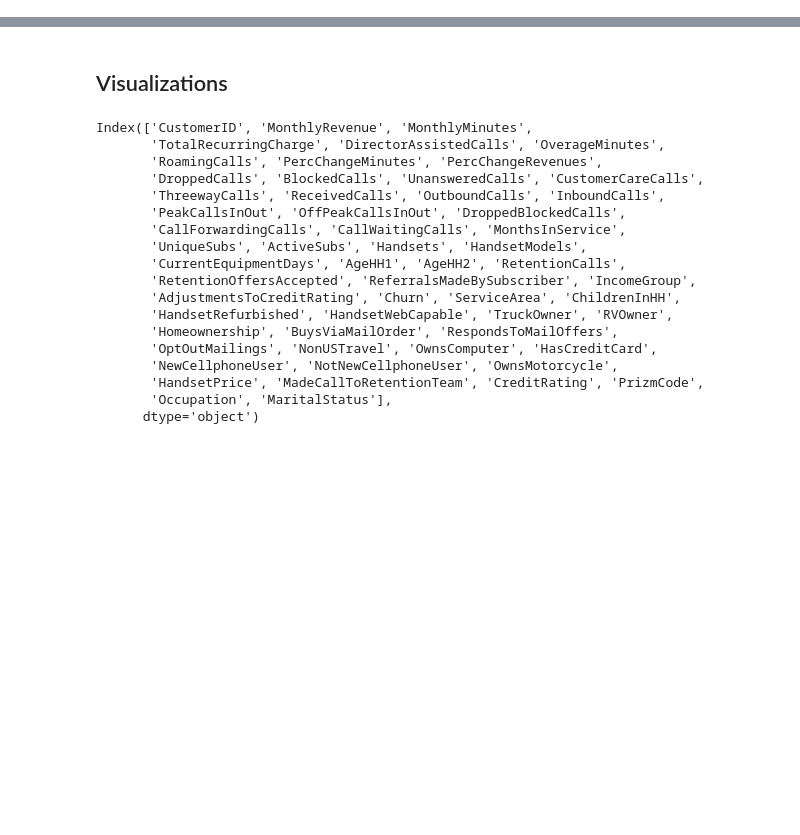
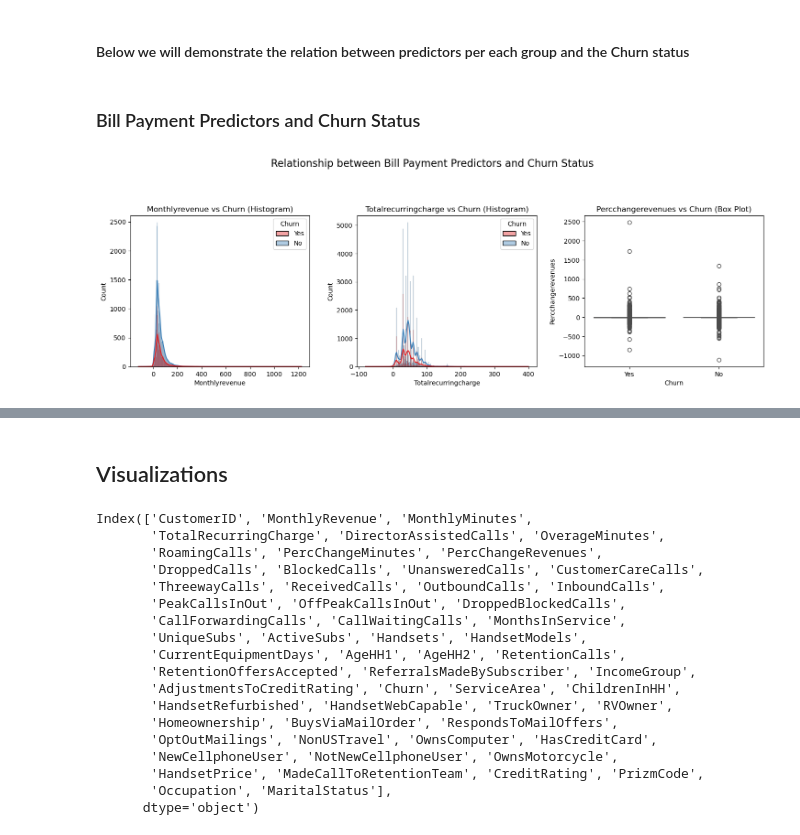
Before and after one commit to kayleeisokay/cs109a_final_project, a Jupyter notebook: MS3.ipynb, the cells around one changed output, grey strips where cells are left out. Saved outputs shown, nothing was run; the diff lists cells and outputs as text; code cells hidden in the pictures; blank space fills up the shorter version.

```diff
--- a/MS3.ipynb
+++ b/MS3.ipynb
@@ -0,0 +233,44 @@
+# %% [markdown]
+#### Below we will demonstrate the relation between predictors per each group and the Churn status
+# %% [markdown]
+### Bill Payment Predictors and Churn Status
+# %%
+#Bill Payment Category plot
+# Define the predictors and plot settings
+predictors = [
+    ('MonthlyRevenue', 'histplot', {'kde': True, 'alpha': 0.4}),
+    ('TotalRecurringCharge', 'histplot', {'kde': True, 'alpha': 0.4}),
+    ('PercChangeRevenues', 'boxplot', {})  # Add an empty dictionary for plot_kwargs
+]
+
+sns.set_palette("Set1")
+
+fig, axes = plt.subplots(nrows=1, ncols=3, figsize=(15, 5))
+fig.suptitle("Relationship between Bill Payment Predictors and Churn Status", fontsize=16, y=1.05)
+axes = axes.ravel()
+
+# Plot each predictor based on the specified plot type
+for i, (predictor, plot_type, plot_kwargs) in enumerate(predictors):
+    if plot_type == 'histplot':
+        sns.histplot(data=xtrain_pymt, x=predictor, hue='Churn', ax=axes[i], **plot_kwargs)
+        axes[i].set_title(f'{predictor.replace("_", " ").title()} vs Churn (Histogram)')
+        axes[i].set_xlabel(predictor.replace("_", " ").title())
+        axes[i].set_ylabel("Count")
+
+    elif plot_type == 'boxplot':
+        sns.boxplot(data=xtrain_pymt, x='Churn', y=predictor, ax=axes[i], **plot_kwargs)
+        axes[i].set_title(f'{predictor.replace("_", " ").title()} vs Churn (Box Plot)')
+        axes[i].set_xlabel("Churn")
+        axes[i].set_ylabel(predictor.replace("_", " ").title())
+
+    elif plot_type == 'countplot':
+        sns.countplot(data=xtrain_pymt, x=predictor, hue='Churn', ax=axes[i], **plot_kwargs)
+        axes[i].set_title(f'{predictor.replace("_", " ").title()} (Count Plot)')
+        axes[i].set_xlabel(predictor.replace("_", " ").title())
+        axes[i].set_ylabel("Count")
+
+
+plt.tight_layout(pad=2)
+plt.show()
+# %% [output]
+[figure, added]
```
Also changed, not shown: parts of 26 cells of this notebook.
